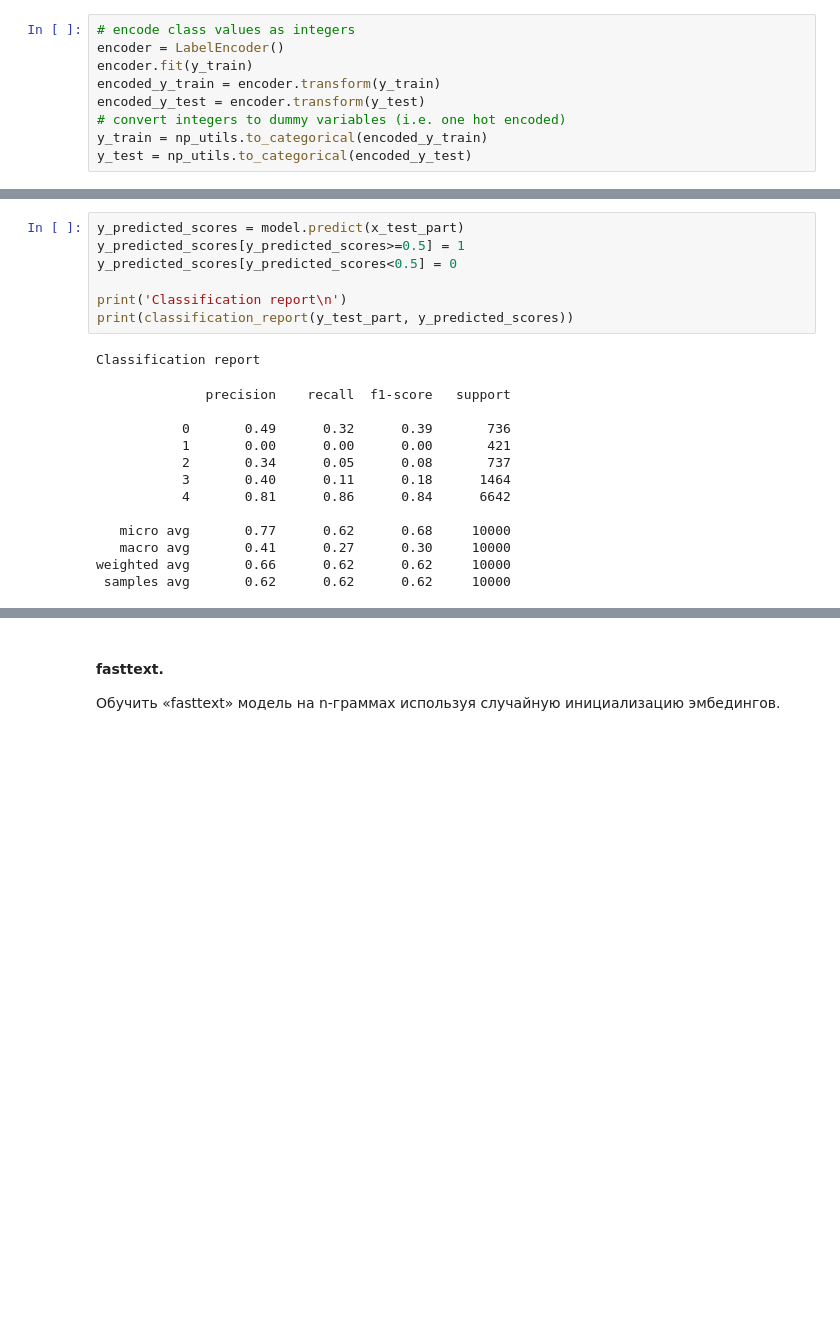
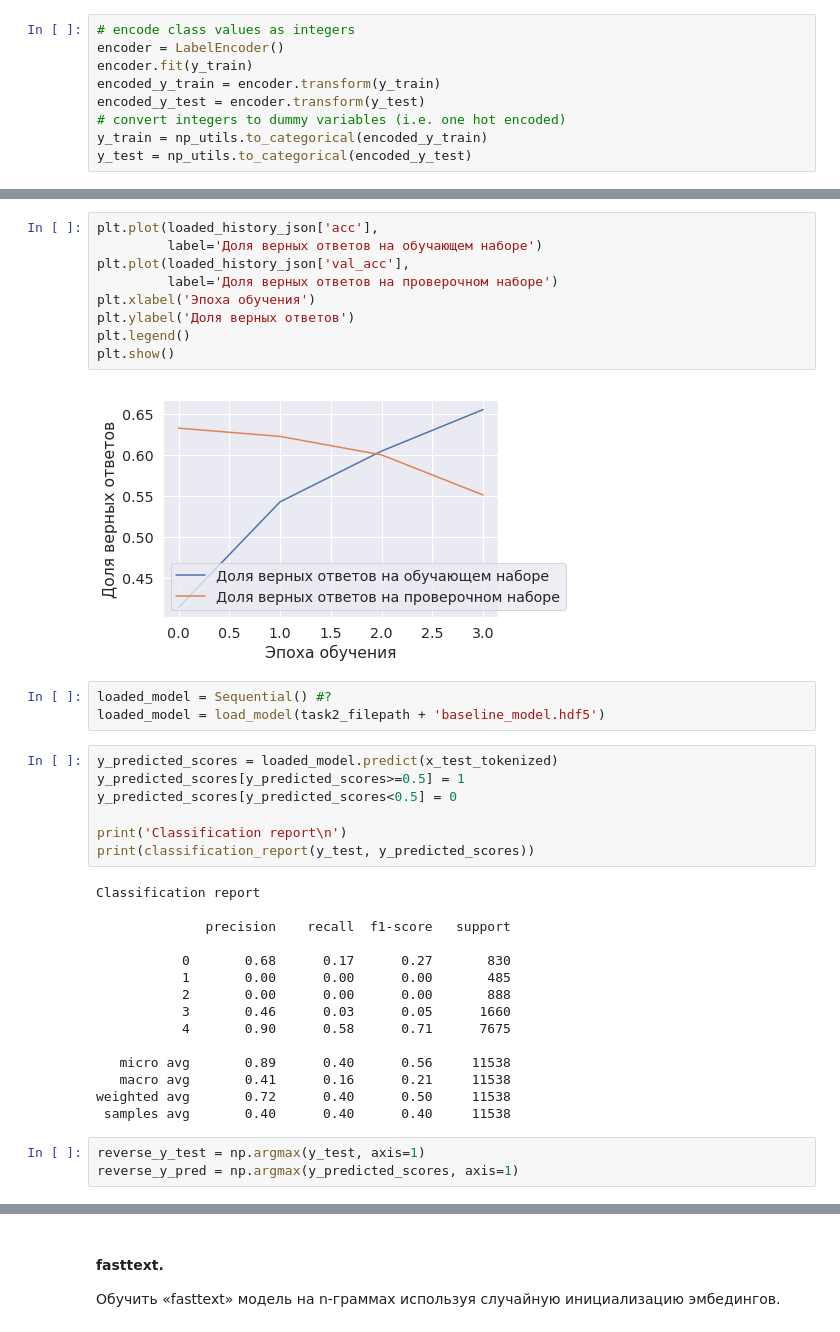
Before and after one commit to Espad/DS_6, a Jupyter notebook: Task_2.ipynb, the cells around one changed output, grey strips where cells are left out. Cells and saved outputs as stored; diff of their text form; blank space fills up the shorter version.

```diff
--- a/Task_2.ipynb
+++ b/Task_2.ipynb
@@ -567,21 +675,39 @@ Saved model to disk
+# %%
+plt.plot(loaded_history_json['acc'],
+         label='Доля верных ответов на обучающем наборе')
+plt.plot(loaded_history_json['val_acc'],
+         label='Доля верных ответов на проверочном наборе')
+plt.xlabel('Эпоха обучения')
+plt.ylabel('Доля верных ответов')
+plt.legend()
+plt.show()
+# %% [output]
+[figure, added]
+# %%
+loaded_model = Sequential() #?
+loaded_model = load_model(task2_filepath + 'baseline_model.hdf5')
 # %%
-y_predicted_scores = model.predict(x_test_part)
+y_predicted_scores = loaded_model.predict(x_test_tokenized)
 y_predicted_scores[y_predicted_scores>=0.5] = 1
 y_predicted_scores[y_predicted_scores<0.5] = 0
 
 print('Classification report\n')
-print(classification_report(y_test_part, y_predicted_scores))
+print(classification_report(y_test, y_predicted_scores))
 # %% [output]
 Classification report
+
+              precision    recall  f1-score   support
+
+           0       0.68      0.17      0.27       830
+           1       0.00      0.00      0.00       485
+           2       0.00      0.00      0.00       888
+           3       0.46      0.03      0.05      1660
+           4       0.90      0.58      0.71      7675
+
+   micro avg       0.89      0.40      0.56     11538
+   macro avg       0.41      0.16      0.21     11538
+weighted avg       0.72      0.40      0.50     11538
+ samples avg       0.40      0.40      0.40     11538
-              precision    recall  f1-score   support
-
-           0       0.49      0.32      0.39       736
-           1       0.00      0.00      0.00       421
-           2       0.34      0.05      0.08       737
-           3       0.40      0.11      0.18      1464
-           4       0.81      0.86      0.84      6642
-
-   micro avg       0.77      0.62      0.68     10000
-   macro avg       0.41      0.27      0.30     10000
-weighted avg       0.66      0.62      0.62     10000
- samples avg       0.62      0.62      0.62     10000
+# %%
+reverse_y_test = np.argmax(y_test, axis=1)
+reverse_y_pred = np.argmax(y_predicted_scores, axis=1)
```
Also changed, not shown: parts of 107 cells of this notebook.
